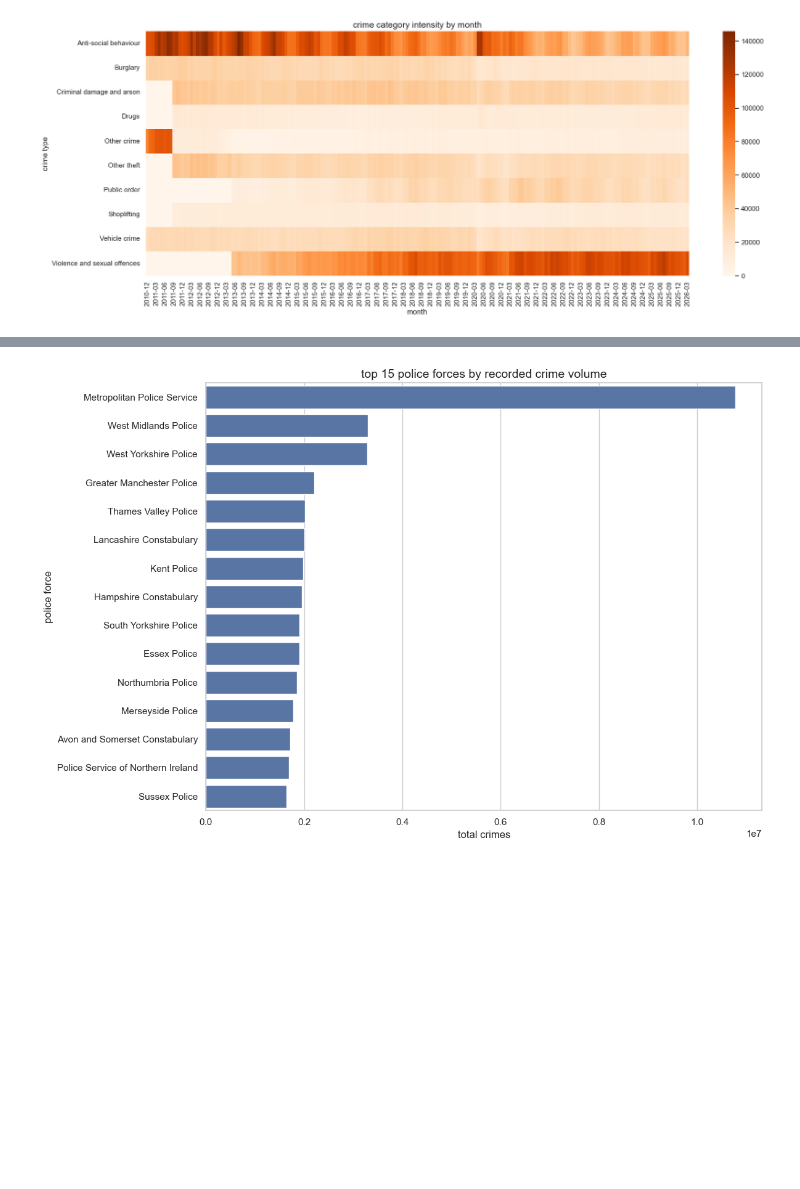
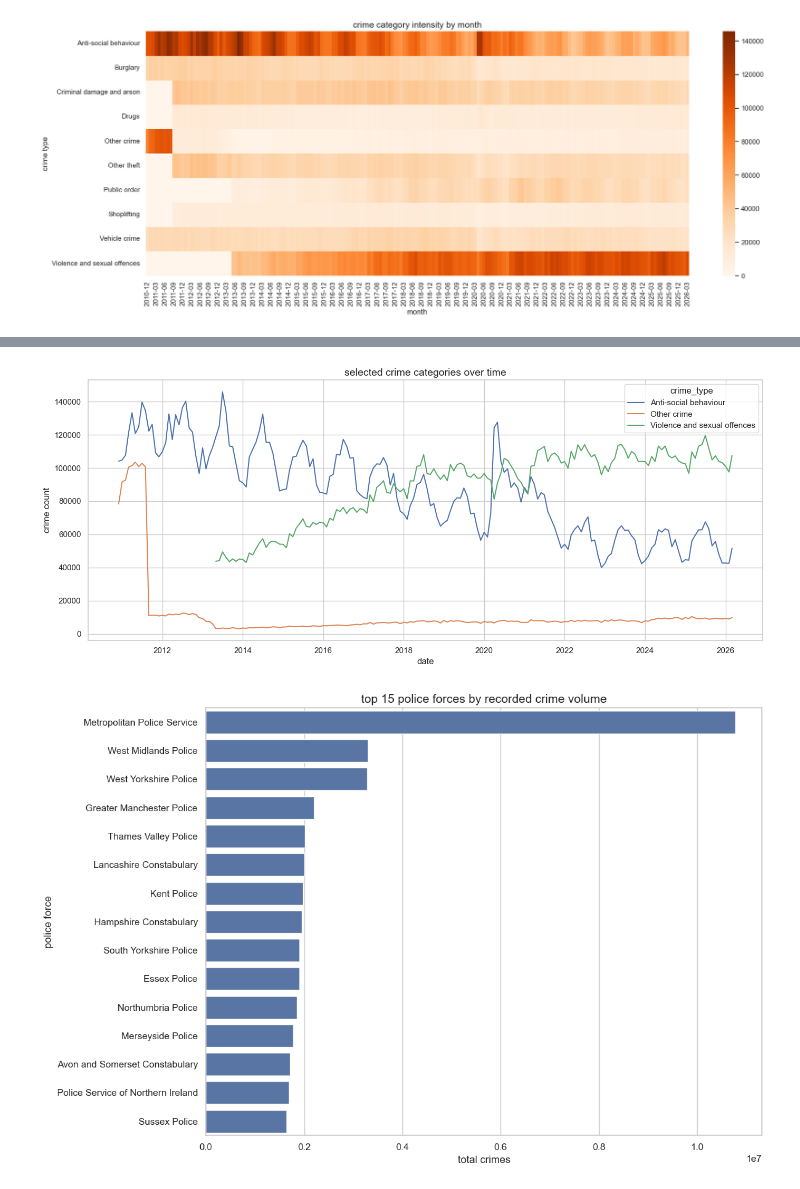
Before and after one commit to aespinosa-tue/cbl_20, a Jupyter notebook: Rovshan/eda_2.ipynb, the cells around one changed output, grey strips where cells are left out. Drawn from its saved outputs; the diff is of its cells as text; code cells hidden in the pictures; blank space fills up the shorter version.

```diff
--- a/Rovshan/eda_2.ipynb
+++ b/Rovshan/eda_2.ipynb
@@ -186,3 +221,29 @@ plt.show()
+# %%
+
+#inspect specific categories over time
+
+specific_types = db.sql(f"""
+SELECT
+    "Month" AS month,
+    "Crime type" AS crime_type,
+    COUNT(*) AS total_crimes
+FROM read_parquet('{PARQUET_PATH.as_posix()}')
+WHERE "Crime type" IN ('Other crime', 'Violence and sexual offences', 'Anti-social behaviour')
+GROUP BY "Month", "Crime type"
+ORDER BY "Month", "Crime type"
+""").df()
+
+specific_types["month"] = pd.to_datetime(specific_types["month"], format="%Y-%m")
+
+plt.figure(figsize=(14, 6))
+sns.lineplot(data=specific_types, x="month", y="total_crimes", hue="crime_type")
+plt.title("selected crime categories over time")
+plt.xlabel("date")
+plt.ylabel("crime count")
+plt.tight_layout()
+plt.show()
+# %% [output]
+[figure, added]
 # %%
 #force level total crime comparison
 
```
Also changed, not shown: parts of 15 cells of this notebook.
